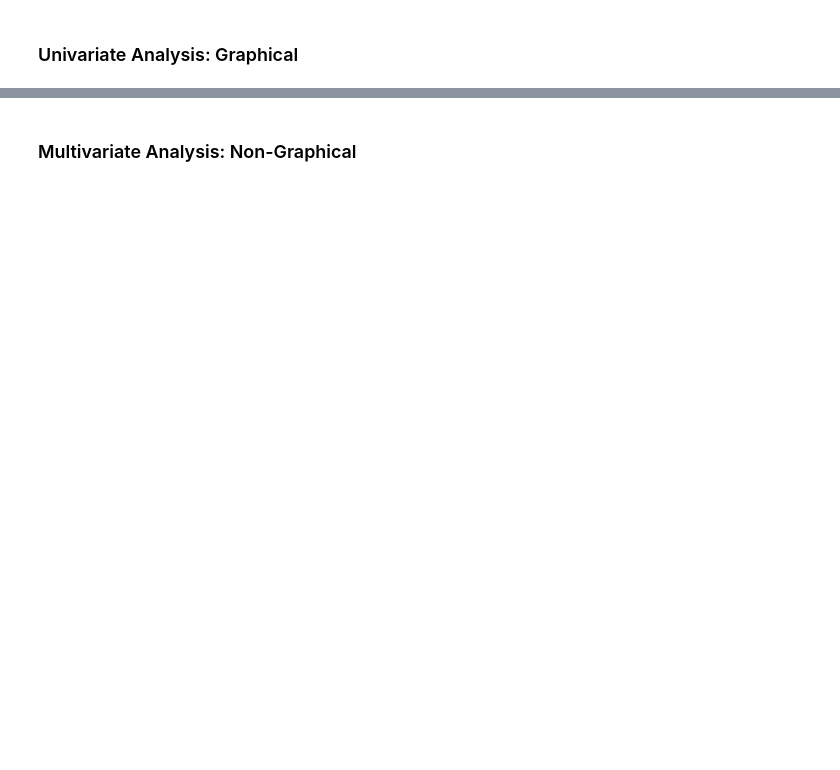
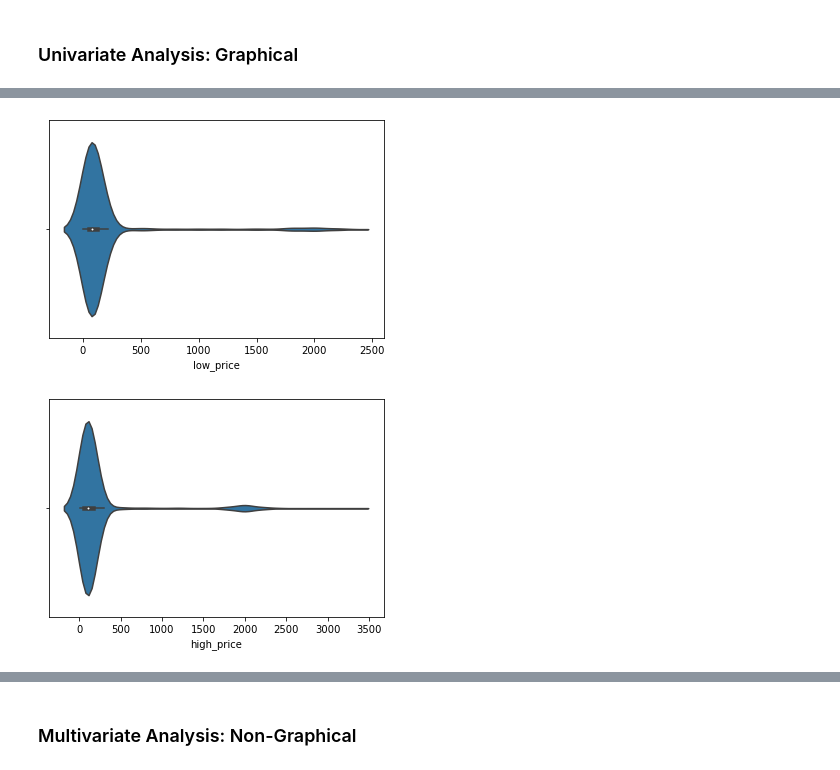
Before and after one commit to Explore-AI/regression-apples-predict-api-template, a Jupyter notebook: katleho-eda-apple-prices-challenge.ipynb, the cells around one changed output, grey strips where cells are left out. Saved outputs shown, nothing was run; the diff lists cells and outputs as text; code cells hidden in the pictures; blank space fills up the shorter version.

```diff
--- a/katleho-eda-apple-prices-challenge.ipynb
+++ b/katleho-eda-apple-prices-challenge.ipynb
@@ -319,0 +291,8 @@ ValueError: supplied range of [-inf, inf] is not finite
+# %%
+sns.violinplot(x = 'low_price', data = train)
+plt.show()
+sns.violinplot(x = 'high_price', data = train)
+plt.show()
+# %% [output]
+[figure, added]
+[figure, added]
```
Also changed, not shown: parts of 35 cells of this notebook.
